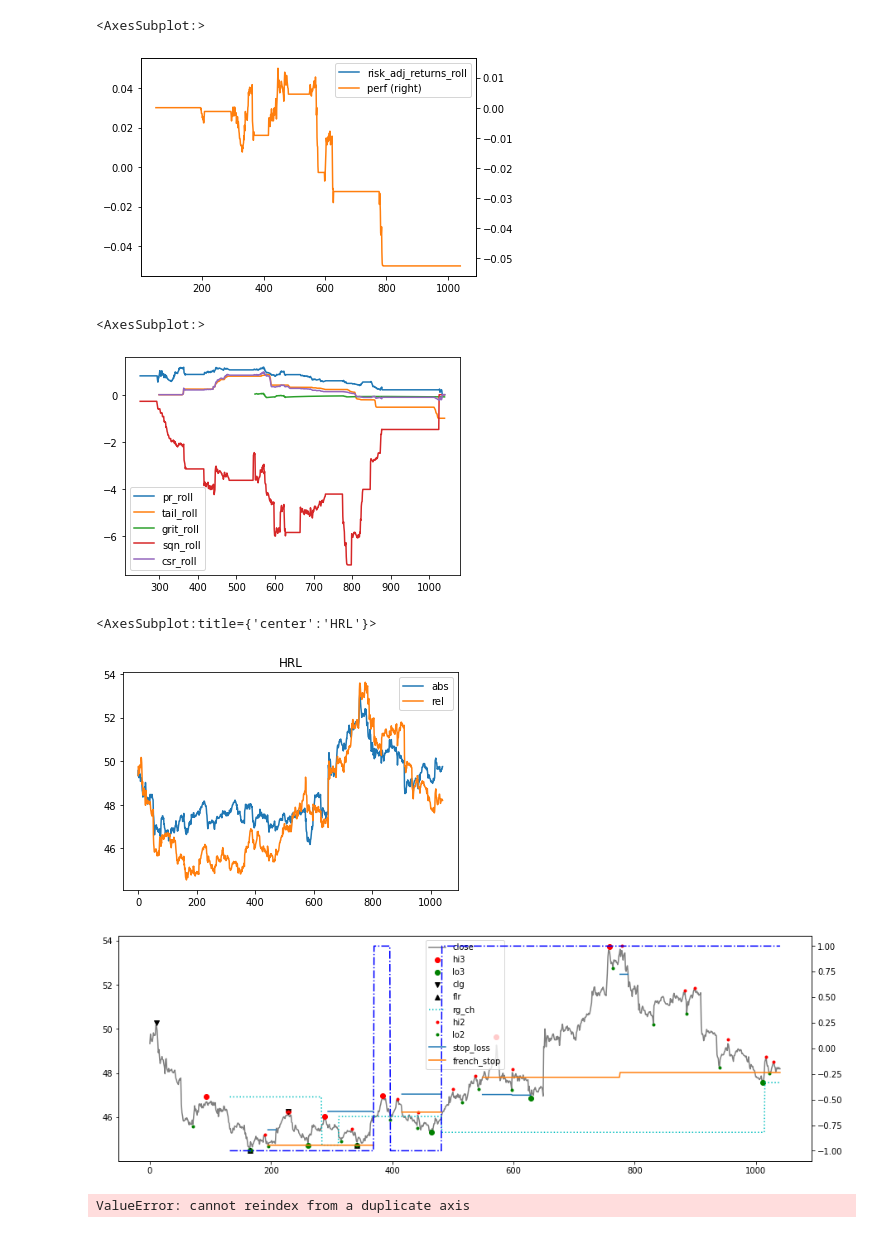
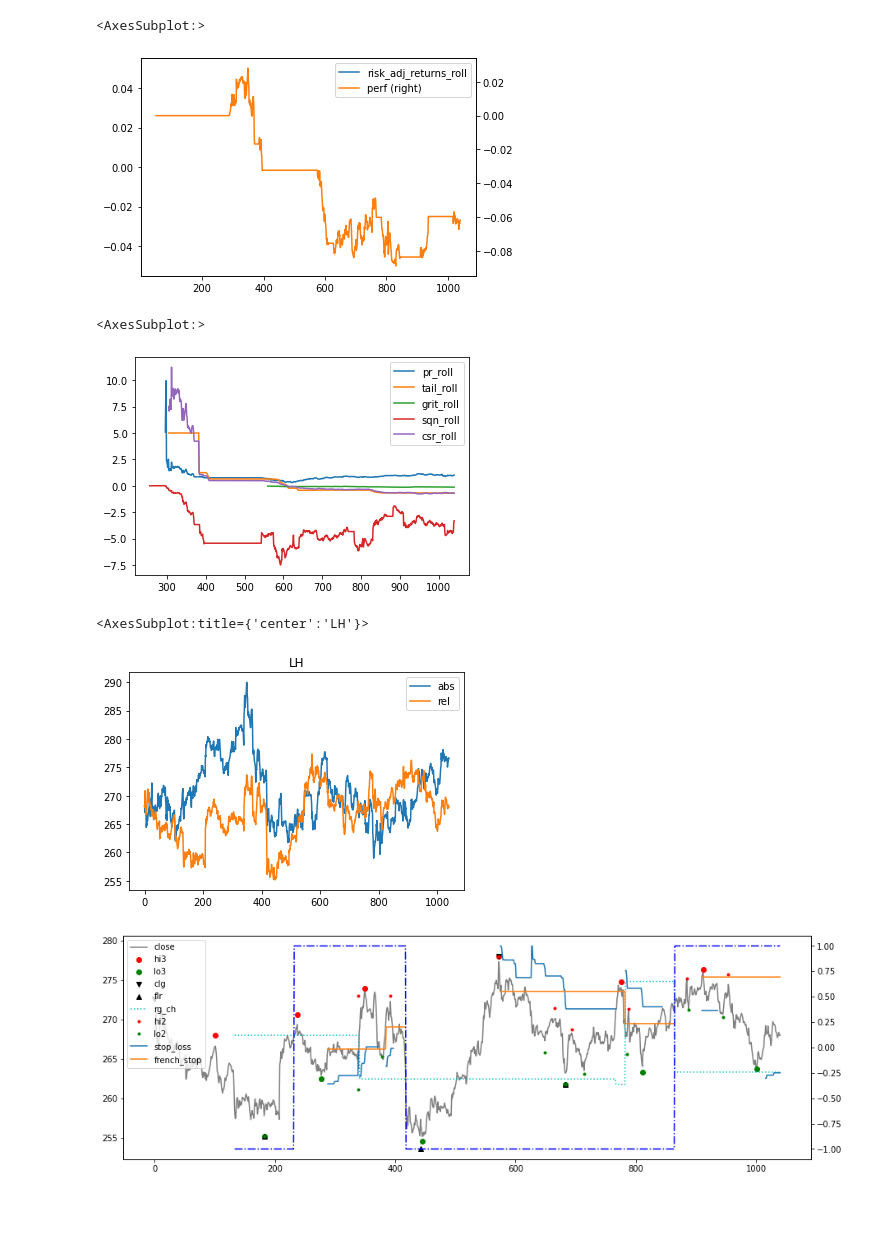
Before and after one commit to bjahnke/blue_bird_pms, a Jupyter notebook: src/backtester.ipynb, the cells around one changed output. Saved outputs shown, nothing was run; the diff lists cells and outputs as text; code cells hidden in the pictures.

```diff
--- a/src/backtester.ipynb
+++ b/src/backtester.ipynb
@@ -19,20 +19,20 @@ _strategy_overview = pd.read_csv(_data_loader.file_path('stat_overview_15m.csv')
 
 _price_data_by_symbol = sbtu.PriceGlob(_price_data).swap_level()
 # %%
-symbol = 'HRL'
+symbol = 'LH'
 _strat_data = _strategy_lookup[symbol]
 _stats = _strategy_lookup[symbol].stat_historical
 
 _stats[['risk_adj_returns_roll', 'perf']].plot(use_index=False, secondary_y=['perf'])
 # %% [output]
 <AxesSubplot:>
-[figure, old version]
+[figure, new version]
 # %%
 plot_copy = _stats[['pr_roll', 'tail_roll', 'grit_roll', 'sqn_roll', 'csr_roll']]
 plot_copy.plot(use_index=False)
 # %% [output]
 <AxesSubplot:>
-[figure, old version]
+[figure, new version]
 # %%
 # base = 90
 # for i in range(10):
@@ -48,8 +48,8 @@ _abs_rel_close = pd.DataFrame(
 )
 _abs_rel_close.plot(title=symbol, use_index=False)
 # %% [output]
-<AxesSubplot:title={'center':'HRL'}>
+<AxesSubplot:title={'center':'LH'}>
-[figure, old version]
+[figure, new version]
 # %%
 import src.scanner as scanner
 epd = _strategy_lookup[symbol].enhanced_price_data.copy()
@@ -60,14 +60,12 @@ epd['stop_loss'] = _sl
 # epd['base_close'] = _symbol_data.close
 scanner.enhanced_price_data_plot(epd)
 # %% [output]
-[figure, old version]
+[figure, new version]
 # %%
-_sd = _symbol_data.copy()
-_sd['french_stop'] = _strategy_lookup[symbol].french_stop.stop_price * (_bench.close/_bench.close.iloc[0])
-_sd['stop_loss'] = _strategy_lookup[symbol].stop_loss_series * (_bench.close/_bench.close.iloc[0])
-_sd[['close', 'french_stop', 'stop_loss']].plot(use_index=False, figsize=(15, 5))
+# _sd = _symbol_data.copy()
+# _sd['french_stop'] = _strategy_lookup[symbol].french_stop.stop_price * (_bench.close/_bench.close.iloc[0])
+# _sd['stop_loss'] = _strategy_lookup[symbol].stop_loss_series * (_bench.close/_bench.close.iloc[0])
+# _sd[['close', 'french_stop', 'stop_loss']].plot(use_index=False, figsize=(15, 5))
-# %% [output]
-ValueError: cannot reindex from a duplicate axis
 # %%
 # scanner.rolling_plot(
 #     _symbol_data,
```
Also changed, not shown: parts of 6 cells of this notebook, 4 other files.
